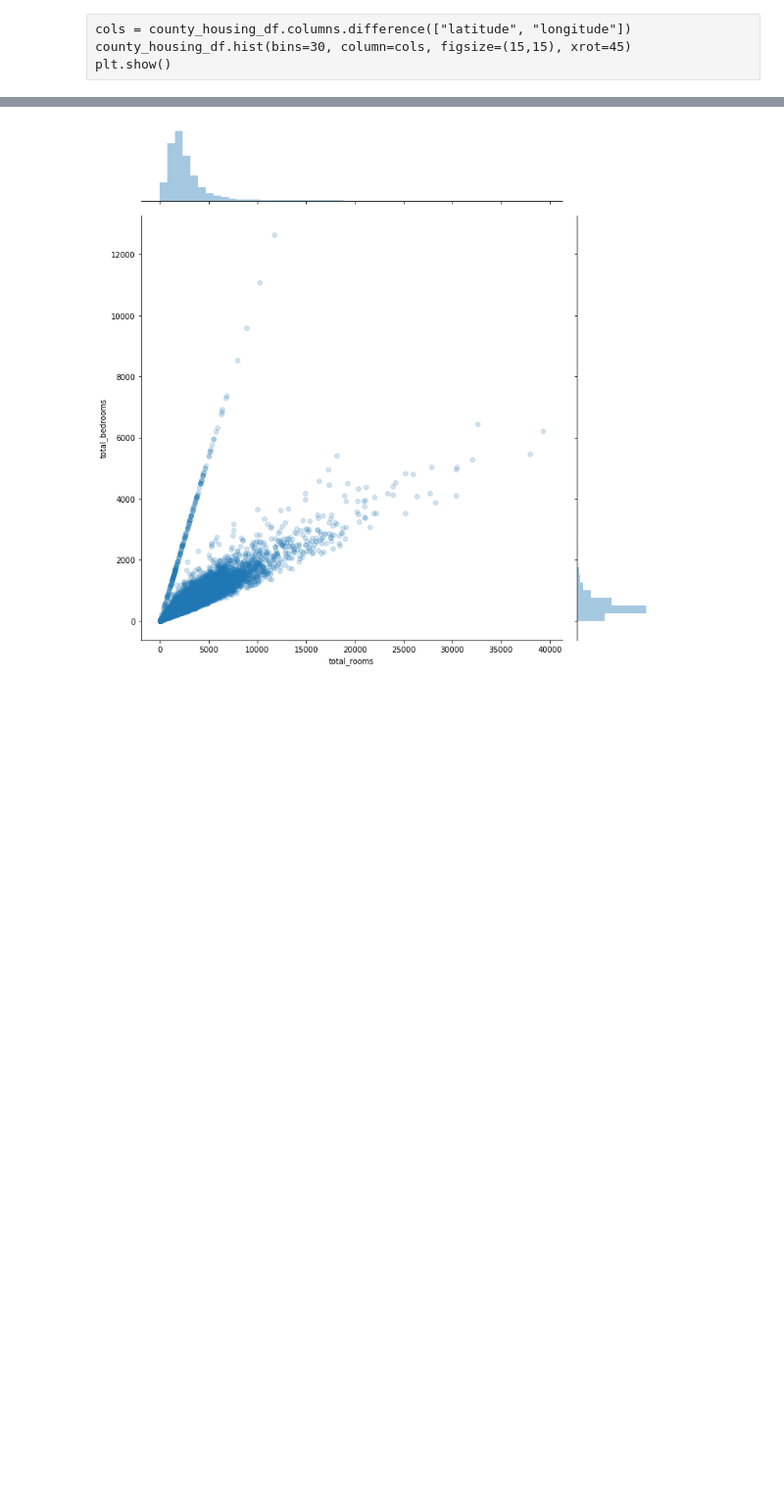
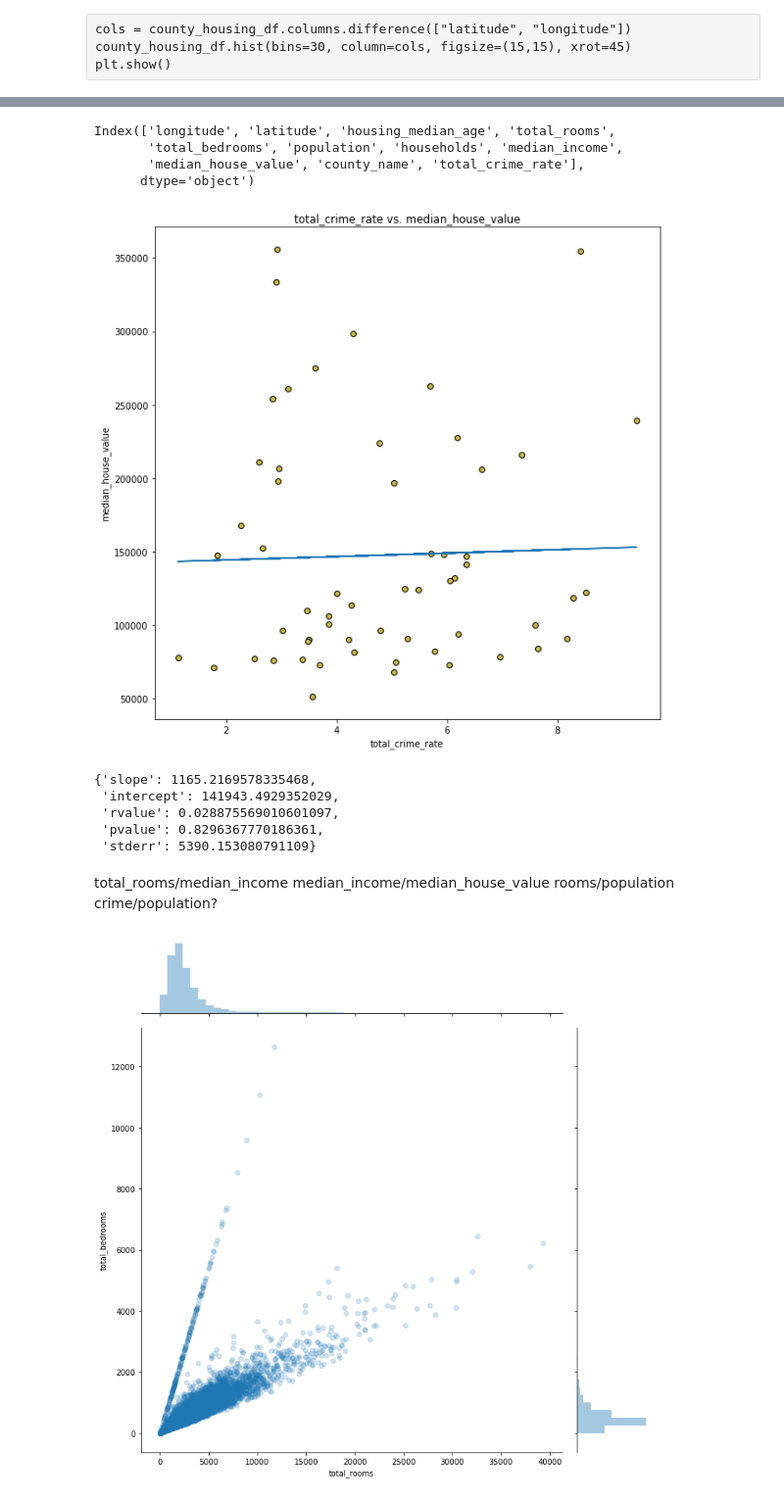
Before and after one commit to phamkdaniel/Cali-Housing-Project, a Jupyter notebook: analysis.ipynb, the cells around one changed output, grey strips where cells are left out. Shown at 98% size. Cells and saved outputs as stored; diff of their text form; code cells hidden in the pictures; blank space fills up the shorter version.

```diff
--- a/analysis.ipynb
+++ b/analysis.ipynb
@@ -108,3 +153,34 @@ plt.show()
+# %%
+cali_housing_df.columns
+# %% [output]
+Index(['longitude', 'latitude', 'housing_median_age', 'total_rooms',
+       'total_bedrooms', 'population', 'households', 'median_income',
+       'median_house_value', 'county_name', 'total_crime_rate'],
+      dtype='object')
+# %%
+county_mean_age = cali_housing_df.groupby("county_name").housing_median_age.mean()
+county_mean_rooms = cali_housing_df.groupby("county_name").total_rooms.mean()
+county_mean_bedrooms = cali_housing_df.groupby("county_name").total_bedrooms.mean()
+county_mean_pop = cali_housing_df.groupby("county_name").population.mean()
+county_mean_households = cali_housing_df.groupby("county_name").households.mean()
+county_mean_income = cali_housing_df.groupby("county_name").median_income.mean()
+county_mean_value = cali_housing_df.groupby("county_name").median_house_value.mean()
+county_mean_crime = cali_housing_df.groupby("county_name").total_crime_rate.mean()
+# %%
+plot = scatter(county_mean_crime, county_mean_value, reg=True)
+plot
+# %% [output]
+[figure, added]
+{'slope': 1165.2169578335468,
+ 'intercept': 141943.4929352029,
+ 'rvalue': 0.028875569010601097,
+ 'pvalue': 0.8296367770186361,
+ 'stderr': 5390.153080791109}
+# %% [markdown]
+total_rooms/median_income
+median_income/median_house_value
+rooms/population
+crime/population?
 # %%
 x_in = cali_housing_df.total_rooms
 y_in = cali_housing_df.total_bedrooms
```
Also changed, not shown: parts of 16 cells of this notebook, 1 other file.
